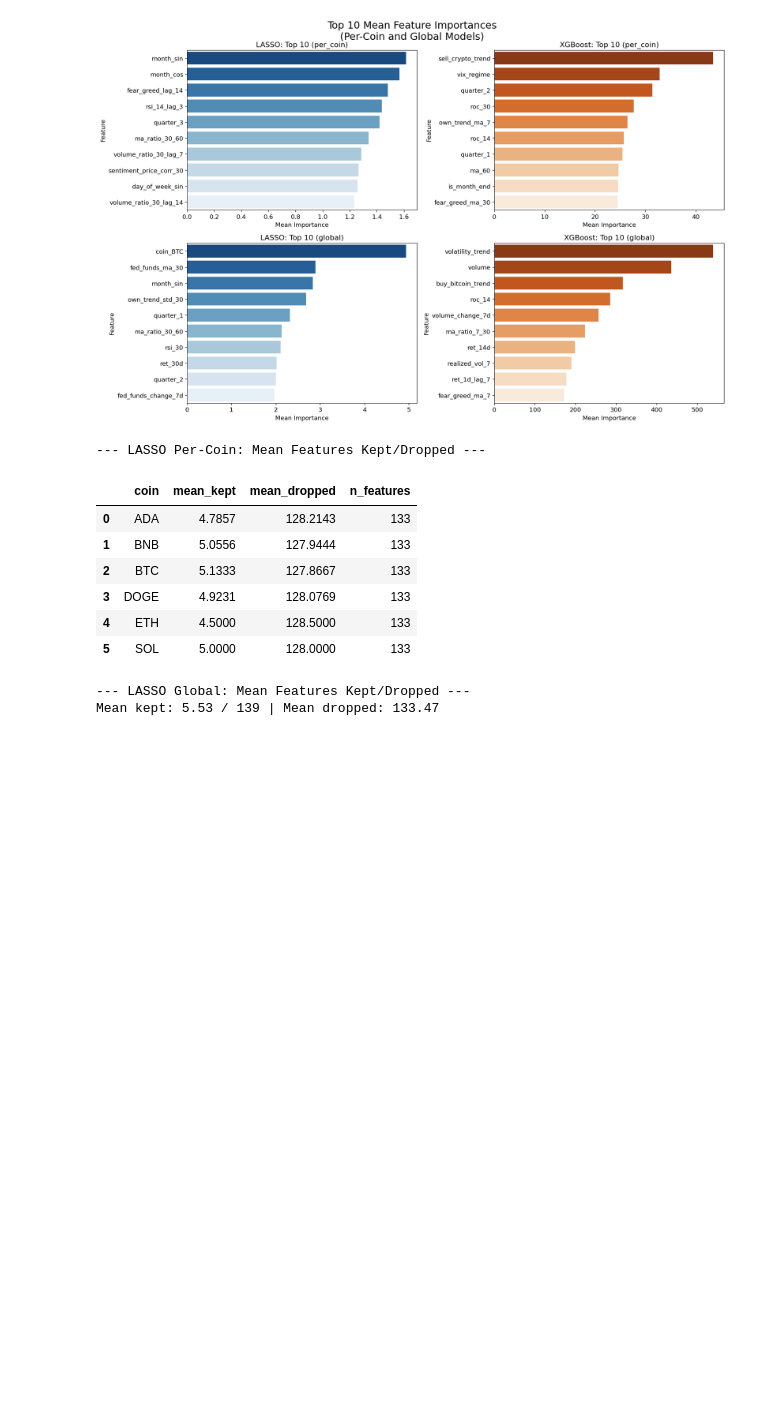
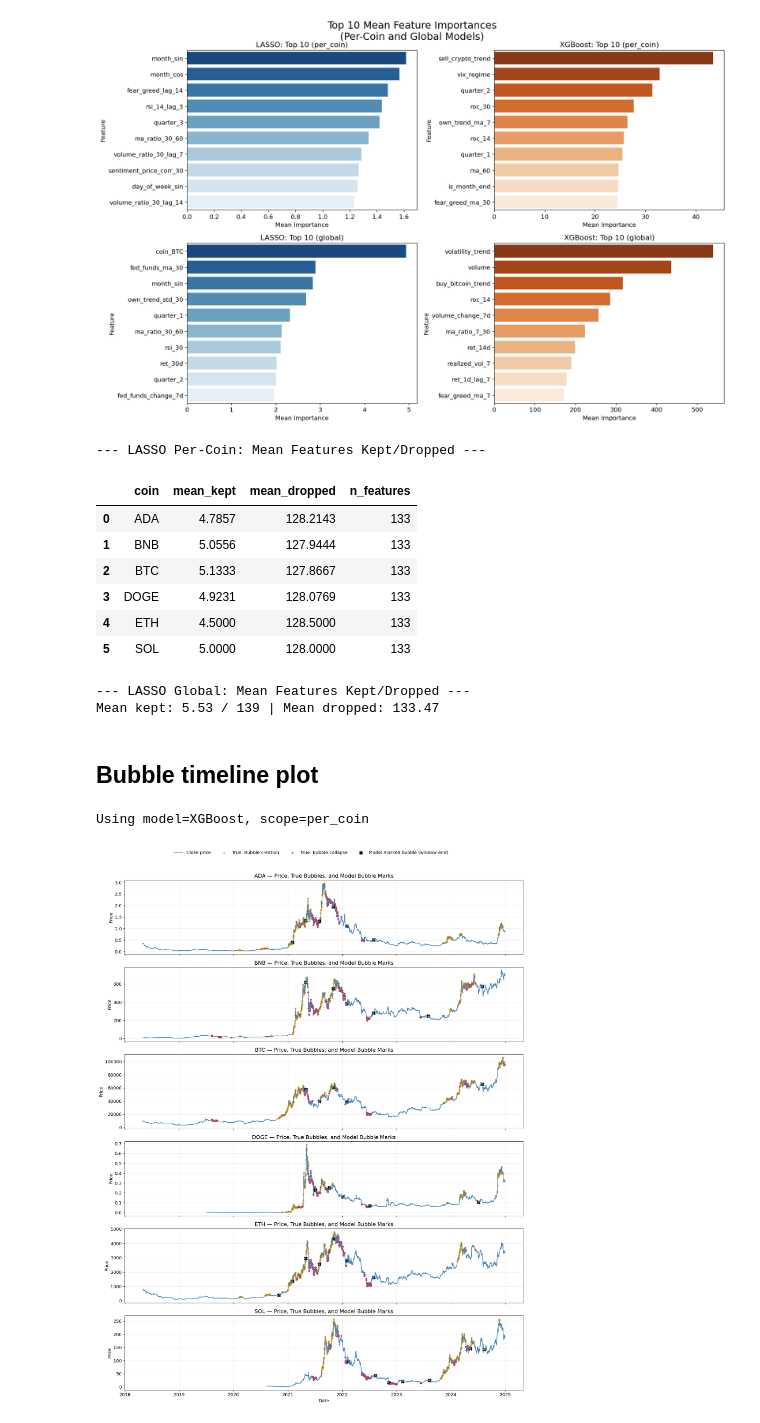
Before and after one commit to MuLancer/DSE4211-Group-18-Cryptocurrency-Market-Bubble-Prediction, a Jupyter notebook: main.ipynb, the cells around one changed output. Drawn from its saved outputs; the diff is of its cells as text; code cells hidden in the pictures; blank space fills up the shorter version.

```diff
--- a/main.ipynb
+++ b/main.ipynb
@@ -910,3 +918,73 @@ lasso_kept_global = count_lasso_features(df_res, feature_names_global, 'global')
 | 5 | SOL | 5.0000 | 128.0000 | 133 |
 --- LASSO Global: Mean Features Kept/Dropped ---
 Mean kept: 5.53 / 139 | Mean dropped: 133.47
+# %% [markdown]
+## Bubble timeline plot
+# %%
+# - Price over time
+# - True bubble regimes from labels
+# - Model "bubble mark" proxy from rolling-window results
+#   (window test_end where f1_creation>0 or f1_collapse>0)
+best_model = summary_mean.iloc[0]['model']
+best_scope = summary_mean.iloc[0]['scope']
+print(f'Using model={best_model}, scope={best_scope}')
+
+# choose bubble label column for ground truth visualization
+bubble_col = 'label' if 'label' in df_raw.columns else TARGET
+
+def price_at_or_before(df_coin, dt):
+    s = df_coin[df_coin['date'] <= dt]
+    if len(s) == 0:
+        return np.nan
+    return s.iloc[-1]['close']
+
+fig, axes = plt.subplots(len(COINS), 1, figsize=(15, 3.2 * len(COINS)), sharex=True)
+if len(COINS) == 1:
+    axes = [axes]
+
+for ax, coin in zip(axes, COINS):
+    d = df_raw[df_raw['symbol'] == coin].sort_values('date').copy()
+
+    # price line
+    ax.plot(d['date'], d['close'], color='steelblue', linewidth=1.4, label='Close price')
+
+    # true bubbles (creation / collapse)
+    if bubble_col in d.columns:
+        creation = d[d[bubble_col] == 1]
+        collapse = d[d[bubble_col] == 2]
+        ax.scatter(creation['date'], creation['close'], s=14, color='orange', alpha=0.75, label='True: Bubble creation')
+        ax.scatter(collapse['date'], collapse['close'], s=14, color='crimson', alpha=0.75, label='True: Bubble collapse')
+
+    # model marks (proxy from rolling test-window results)
+    r = df_res[(df_res['model'] == best_model) & (df_res['scope'] == best_scope)].copy()
+    if best_scope == 'per_coin':
+        r = r[r['coin'] == coin]
+
+    if not r.empty:
+        r['test_end'] = pd.to_datetime(r['test_end'])
+        r_mark = r[(r['f1_creation'] > 0) | (r['f1_collapse'] > 0)].copy()
+
+        mark_dates = r_mark['test_end'].sort_values().unique()
+        mark_prices = [price_at_or_before(d, dt) for dt in mark_dates]
+
+        ax.scatter(
+            mark_dates, mark_prices,
+            marker='X', s=70, color='black', alpha=0.9,
+            label='Model marked bubble (window end)'
+        )
+
+    ax.set_title(f'{coin} — Price, True Bubbles, and Model Bubble Marks')
+    ax.set_ylabel('Price')
+    ax.grid(alpha=0.25)
+
+handles, labels = axes[0].get_legend_handles_labels()
+fig.legend(handles, labels, loc='upper center', ncol=4, frameon=False, bbox_to_anchor=(0.5, 1.01))
+plt.xlabel('Date')
+plt.tight_layout(rect=[0, 0, 1, 0.97])
+
+os.makedirs('outputs', exist_ok=True)
+plt.savefig('outputs/price_bubbles_model_marks.png', bbox_inches='tight')
+plt.show()
+# %% [output]
+Using model=XGBoost, scope=per_coin
+[figure, added]
```
Also changed, not shown: parts of 5 cells of this notebook, 5 other files.
